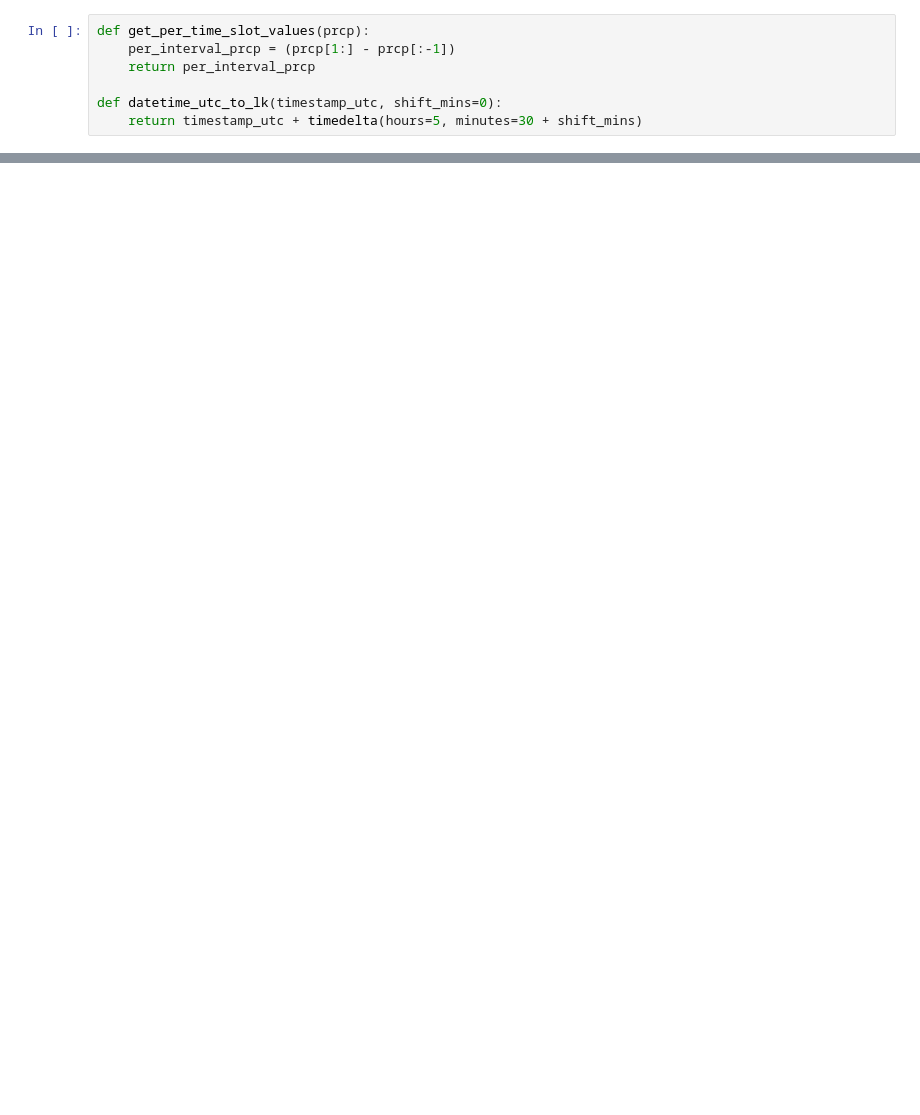
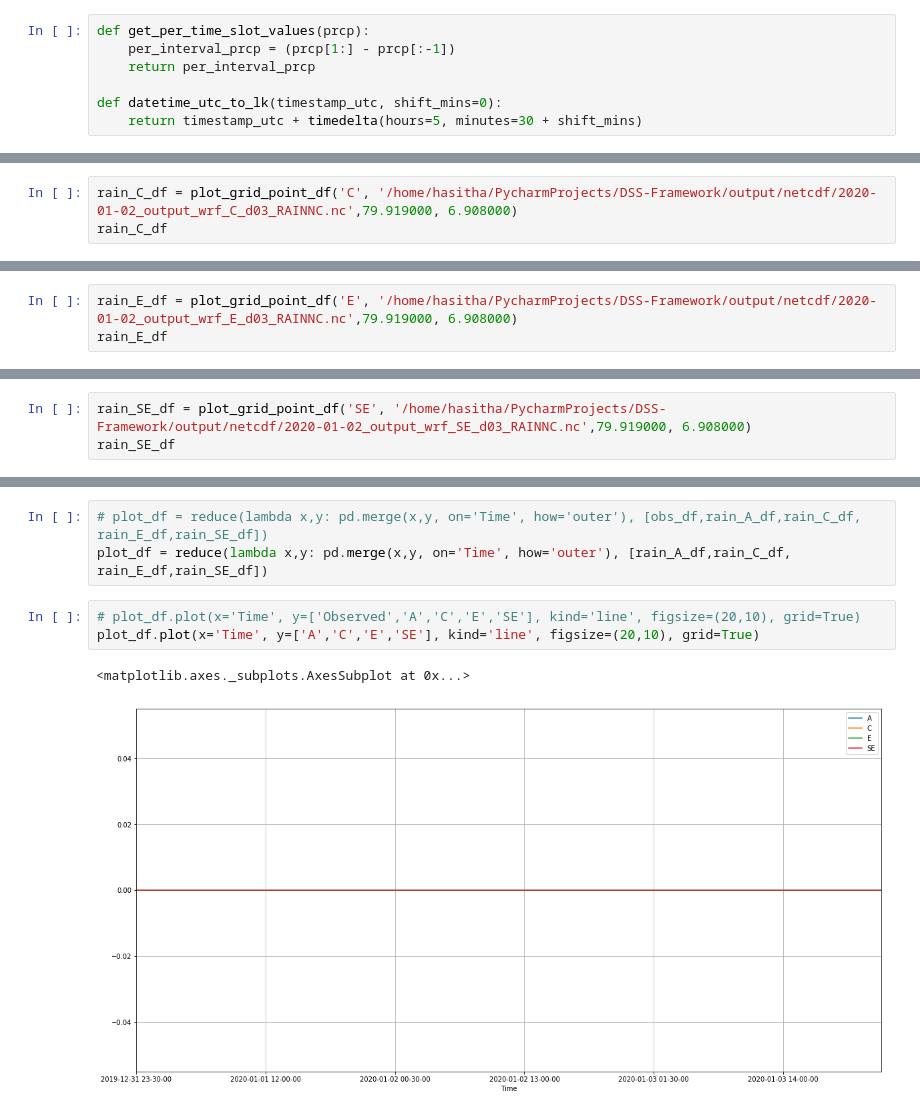
Before and after one commit to CUrW-SL/DSS-Framework, a Jupyter notebook: jupyter_notebooks/wrf_accuracy.ipynb, the cells around one changed output, grey strips where cells are left out. Drawn from its saved outputs; the diff is of its cells as text; blank space fills up the shorter version.

```diff
--- a/jupyter_notebooks/wrf_accuracy.ipynb
+++ b/jupyter_notebooks/wrf_accuracy.ipynb
@@ -99,0 +179,3 @@ plot_models_rfields_of_grid(rain_sources, netcdf_files, 80.556168, 7.102936)
+# %%
+rain_C_df = plot_grid_point_df('C', '/home/hasitha/PycharmProjects/DSS-Framework/output/netcdf/2020-01-02_output_wrf_C_d03_RAINNC.nc',79.919000, 6.908000)
+rain_C_df
@@ -99,0 +196,3 @@ plot_models_rfields_of_grid(rain_sources, netcdf_files, 80.556168, 7.102936)
+# %%
+rain_E_df = plot_grid_point_df('E', '/home/hasitha/PycharmProjects/DSS-Framework/output/netcdf/2020-01-02_output_wrf_E_d03_RAINNC.nc',79.919000, 6.908000)
+rain_E_df
@@ -99,0 +213,3 @@ plot_models_rfields_of_grid(rain_sources, netcdf_files, 80.556168, 7.102936)
+# %%
+rain_SE_df = plot_grid_point_df('SE', '/home/hasitha/PycharmProjects/DSS-Framework/output/netcdf/2020-01-02_output_wrf_SE_d03_RAINNC.nc',79.919000, 6.908000)
+rain_SE_df
@@ -99,0 +230,9 @@ plot_models_rfields_of_grid(rain_sources, netcdf_files, 80.556168, 7.102936)
+# %%
+# plot_df = reduce(lambda x,y: pd.merge(x,y, on='Time', how='outer'), [obs_df,rain_A_df,rain_C_df, rain_E_df,rain_SE_df])
+plot_df = reduce(lambda x,y: pd.merge(x,y, on='Time', how='outer'), [rain_A_df,rain_C_df, rain_E_df,rain_SE_df])
+# %%
+# plot_df.plot(x='Time', y=['Observed','A','C','E','SE'], kind='line', figsize=(20,10), grid=True)
+plot_df.plot(x='Time', y=['A','C','E','SE'], kind='line', figsize=(20,10), grid=True)
+# %% [output]
+<matplotlib.axes._subplots.AxesSubplot at 0x...>
+[figure, added]
```
Also changed, not shown: parts of 23 cells of this notebook.
